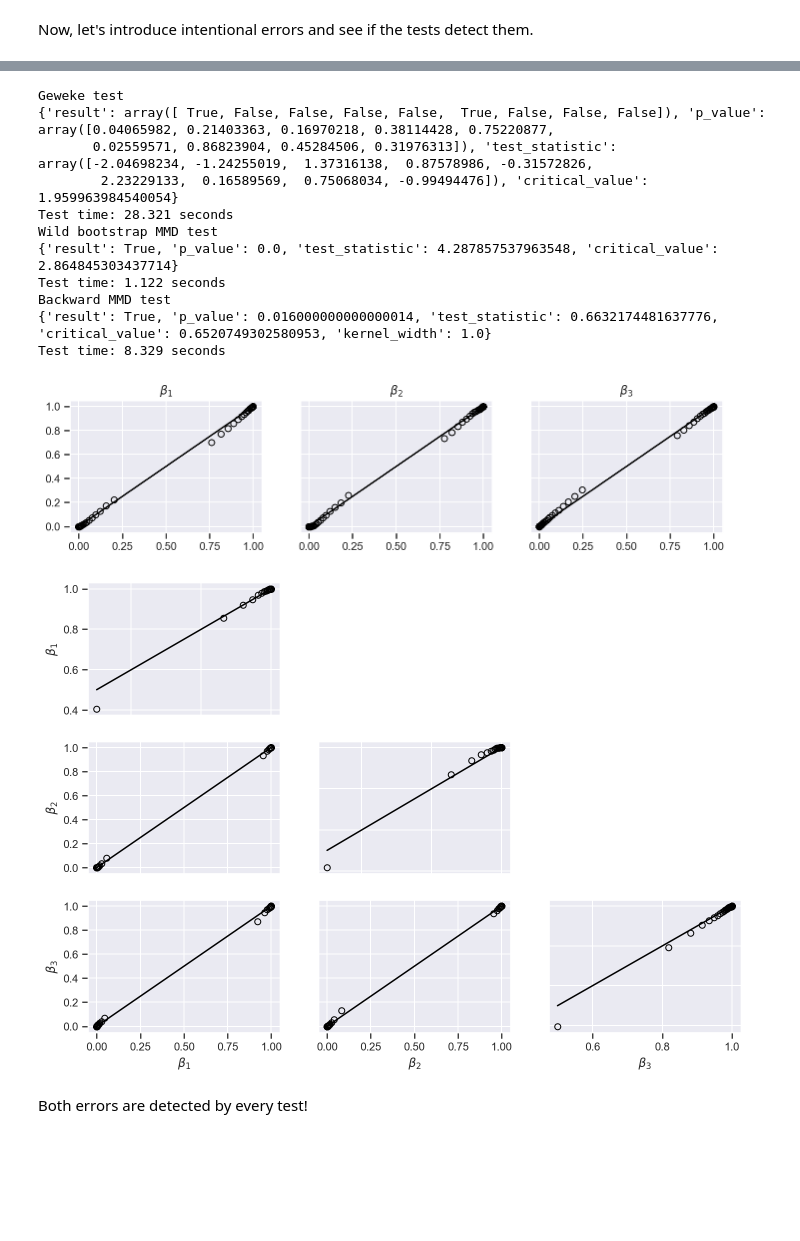
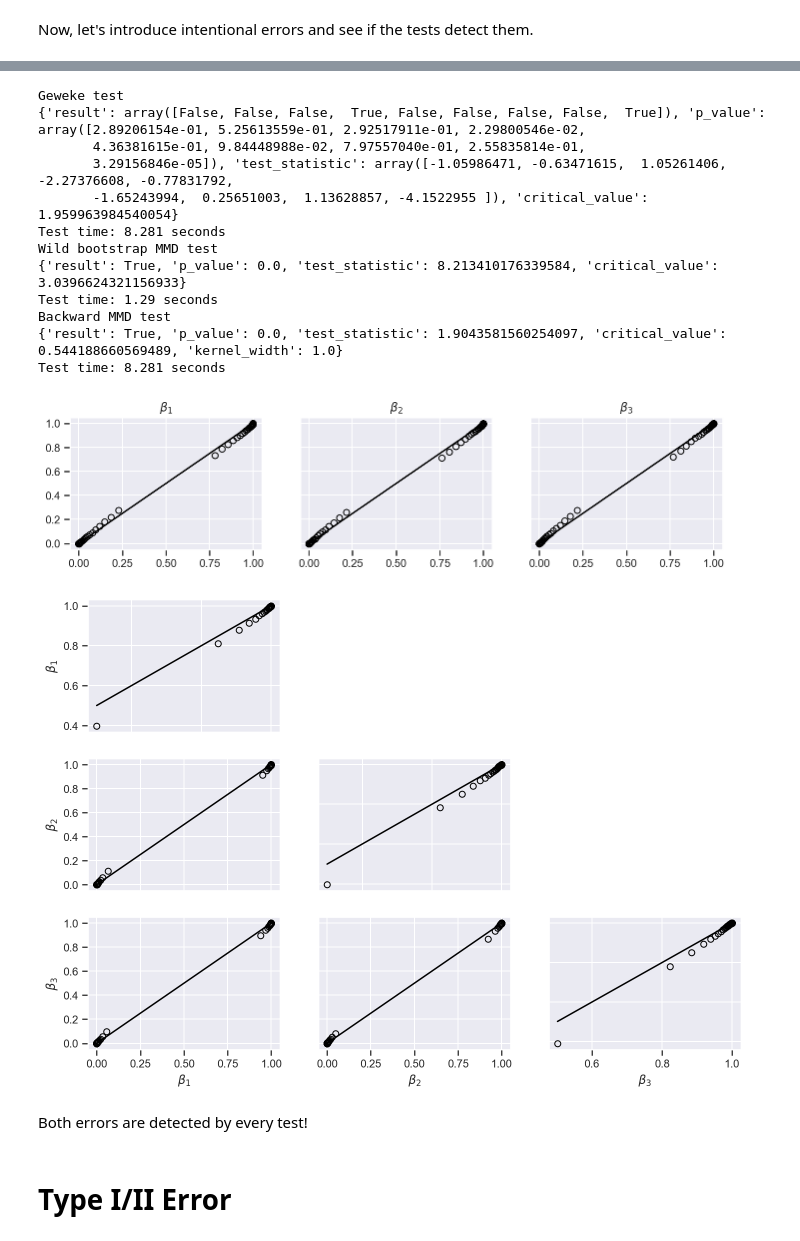
Before and after one commit to awjiang/mcmc-joint-tests, a Jupyter notebook: BayesianLassoDemo.ipynb, the cells around one changed output, grey strips where cells are left out. Drawn from its saved outputs; the diff is of its cells as text; code cells hidden in the pictures; blank space fills up the shorter version.

```diff
--- a/BayesianLassoDemo.ipynb
+++ b/BayesianLassoDemo.ipynb
@@ -396,7 +433,7 @@ n=3; p=3
 Lambda=1; tau=1; sigma=1
 epsilon_update=2; epsilon_birth=epsilon_update
 num_samples = int(1e5)
-nthreads = 4
+nthreads = 5
 # %%
 bayes_lasso = bayes_lasso_sampler(n=n,p=p,Lambda=Lambda,tau=tau,sigma=sigma,epsilon_update=epsilon_update,epsilon_birth=epsilon_birth,mode='exact',epsilon_approx=0,batch_size=None)
 bayes_lasso.set_nthreads(nthreads)
@@ -529,34 +568,38 @@ Test time: 7.934 seconds
 # %%
 '''
 Error 2: drop a '+1' in the log-prior calculation
 '''
 class bayes_lasso_sampler_error_2(bayes_lasso_sampler):
     def log_prior(self, beta=None, gamma=None, k=None):
       if beta is None:
         beta = self._beta
       if gamma is None:
         gamma = self._gamma
       if k is None:
         k = self._k
     #   return - onp.log(comb(self._p, k)) - self._Lambda + k*onp.log(self._Lambda) - loggamma(k+1) + laplace.logpdf(x=beta[gamma, :], scale=self._tau).sum() # correct
       return - onp.log(comb(self._p, k)) - self._Lambda + k*onp.log(self._Lambda) - loggamma(k) + laplace.logpdf(x=beta[gamma, :], scale=self._tau).sum() # error
 
 bayes_lasso_error_2 = bayes_lasso_sampler_error_2(n=n,p=p,Lambda=Lambda,tau=tau,sigma=sigma,epsilon_update=epsilon_update,epsilon_birth=epsilon_birth,mode='exact',epsilon_approx=0,batch_size=None)
-bayes_lasso_error_1.set_nthreads(nthreads)
-sample_and_test(bayes_lasso_error_2)
+bayes_lasso_error_2.set_nthreads(nthreads)
+bayes_lasso_error_2.drawData()
+res_error_2 = test(bayes_lasso_error_2, num_samples=num_samples)
 # %% [output]
 Geweke test
-{'result': array([ True, False, False, False, False,  True, False, False, False]), 'p_value': array([0.04065982, 0.21403363, 0.16970218, 0.38114428, 0.75220877,
-       0.02559571, 0.86823904, 0.45284506, 0.31976313]), 'test_statistic': array([-2.04698234, -1.24255019,  1.37316138,  0.87578986, -0.31572826,
-        2.23229133,  0.16589569,  0.75068034, -0.99494476]), 'critical_value': 1.959963984540054}
-Test time: 28.321 seconds
+{'result': array([False, False, False,  True, False, False, False, False,  True]), 'p_value': array([2.89206154e-01, 5.25613559e-01, 2.92517911e-01, 2.29800546e-02,
+       4.36381615e-01, 9.84448988e-02, 7.97557040e-01, 2.55835814e-01,
+       3.29156846e-05]), 'test_statistic': array([-1.05986471, -0.63471615,  1.05261406, -2.27376608, -0.77831792,
+       -1.65243994,  0.25651003,  1.13628857, -4.1522955 ]), 'critical_value': 1.959963984540054}
+Test time: 8.281 seconds
 Wild bootstrap MMD test
-{'result': True, 'p_value': 0.0, 'test_statistic': 4.287857537963548, 'critical_value': 2.864845303437714}
-Test time: 1.122 seconds
+{'result': True, 'p_value': 0.0, 'test_statistic': 8.213410176339584, 'critical_value': 3.0396624321156933}
+Test time: 1.29 seconds
 Backward MMD test
-{'result': True, 'p_value': 0.016000000000000014, 'test_statistic': 0.6632174481637776, 'critical_value': 0.6520749302580953, 'kernel_width': 1.0}
-Test time: 8.329 seconds
+{'result': True, 'p_value': 0.0, 'test_statistic': 1.9043581560254097, 'critical_value': 0.544188660569489, 'kernel_width': 1.0}
+Test time: 8.281 seconds
 [figure]
-[figure, old version]
+[figure, new version]
 # %% [markdown]
 Both errors are detected by every test!
+# %% [markdown]
+# Type I/II Error
```
Also changed, not shown: parts of 19 cells of this notebook.
